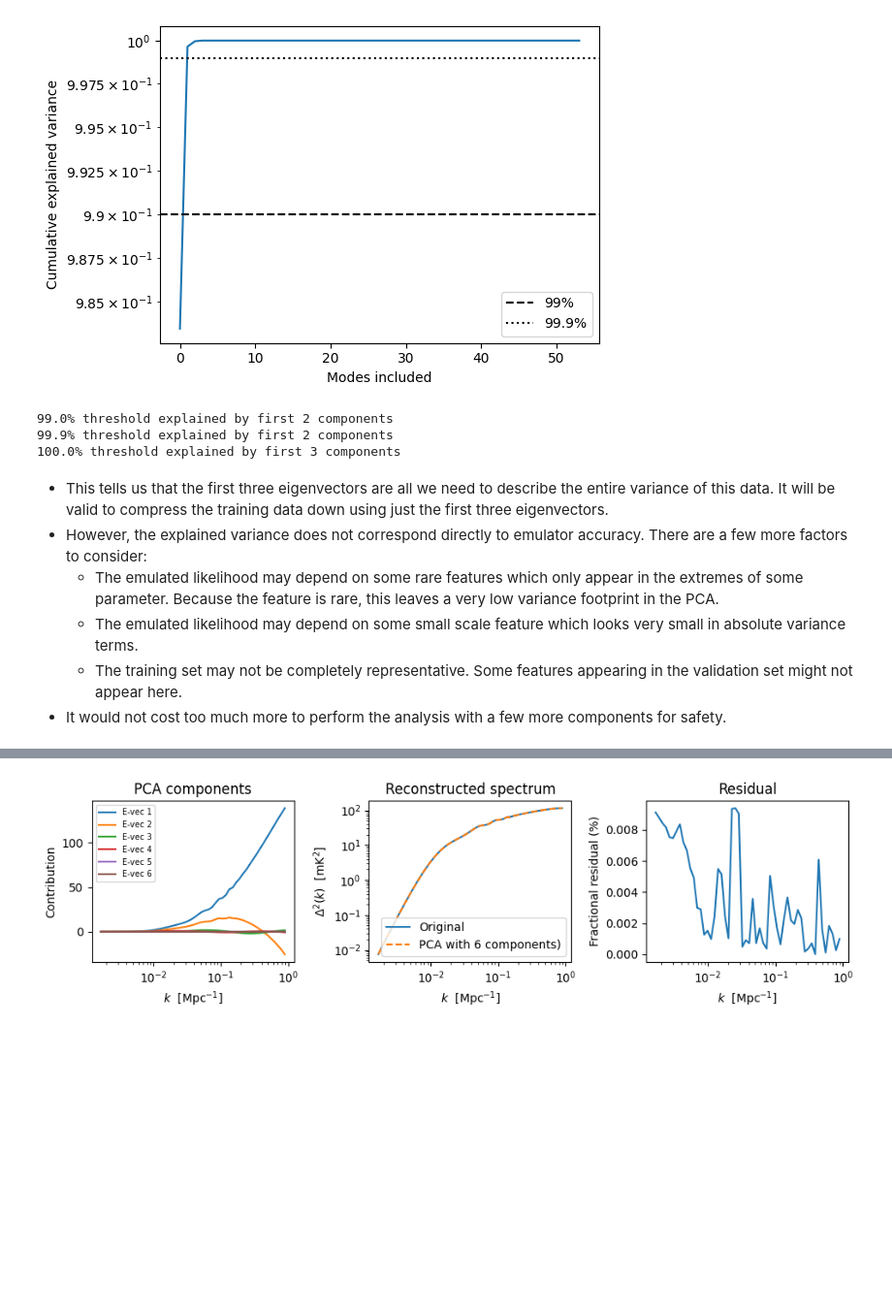
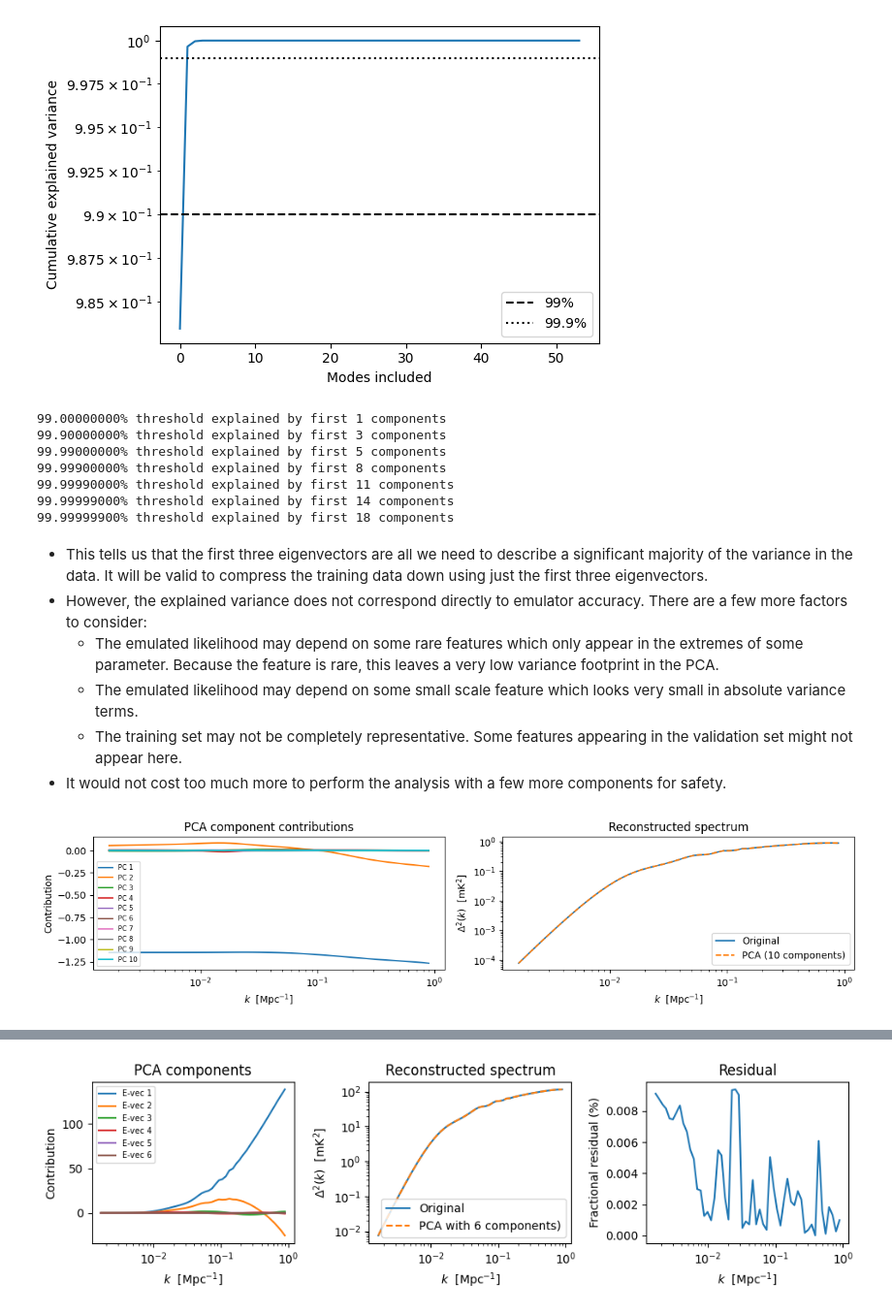
Before and after one commit to JoeyWee1/Machine-Learning-Enhanced-Inference-of-the-21-cm-Power-Spectrum-at-Cosmic-Dawn, a Jupyter notebook: ML_inference.ipynb, the cells around one changed output, grey strips where cells are left out. Shown at 97% size. Cells and saved outputs as stored; diff of their text form; code cells hidden in the pictures; blank space fills up the shorter version.

```diff
--- a/ML_inference.ipynb
+++ b/ML_inference.ipynb
@@ -142,19 +145,29 @@ plt.show()
 # %% [output]
 [figure]
 # %%
-thresholds = [0.99, 0.999, 0.9999]
+thresholds = [0.99, 0.999, 0.9999, 0.99999, 0.999999, 0.9999999, 0.99999999]
 for threshold in thresholds:
-    n = np.searchsorted(cum_exp_var, threshold) + 1
-    print(f"{100 * threshold:.1f}% threshold explained by first {n} components")
+    n = np.searchsorted(cumulative_explained_variance, threshold) + 1
+    print(f"{100 * threshold:.8f}% threshold explained by first {n} components")
 # %% [output]
-99.0% threshold explained by first 2 components
-99.9% threshold explained by first 2 components
-100.0% threshold explained by first 3 components
+99.00000000% threshold explained by first 1 components
+99.90000000% threshold explained by first 3 components
+99.99000000% threshold explained by first 5 components
+99.99900000% threshold explained by first 8 components
+99.99990000% threshold explained by first 11 components
+99.99999000% threshold explained by first 14 components
+99.99999900% threshold explained by first 18 components
 # %% [markdown]
-- This tells us that the first three eigenvectors are all we need to describe the entire variance of this data. It will be valid to compress the training data down using just the first three eigenvectors.
+- This tells us that the first three eigenvectors are all we need to describe a significant majority of the variance in the data.  It will be valid to compress the training data down using just the first three eigenvectors.
 - However, the explained variance does not correspond directly to emulator accuracy. There are a few more factors to consider:
     - The emulated likelihood may depend on some rare features which only appear in the extremes of some parameter. Because the feature is rare, this leaves a very low variance footprint in the PCA.
     - The emulated likelihood may depend on some small scale feature which looks very small in absolute variance terms.
     - The training set may not be completely representative. Some features appearing in the validation set might not appear here.
 - It would not cost too much more to perform the analysis with a few more components for safety.
+# %%
+from helpers.plotting import plot_reconstructed_train
+
+_ = plot_reconstructed_train(processed, raw_data, n_comp=10, plot=True, idx=0)
+# %% [output]
+[figure, added]
 # %%
```
Also changed, not shown: parts of 7 cells of this notebook, 1 other file.
